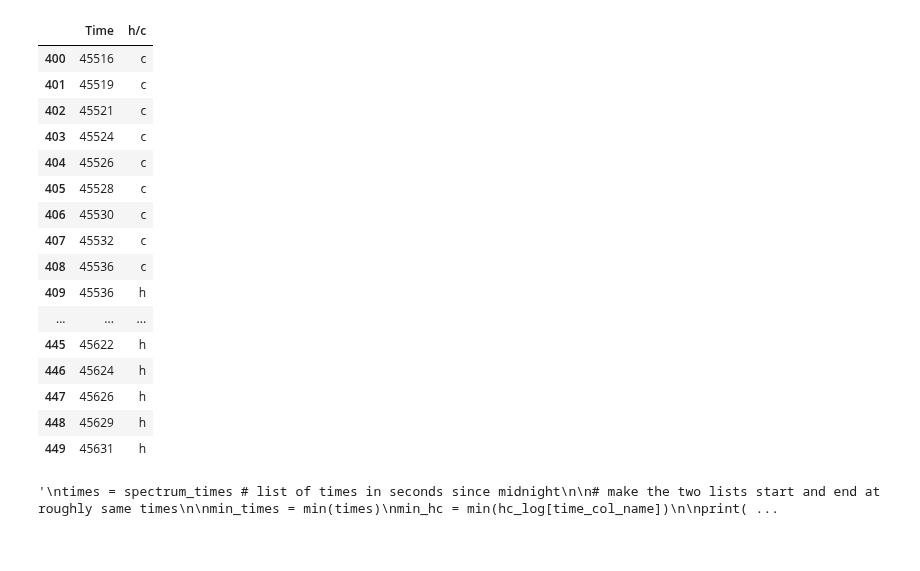
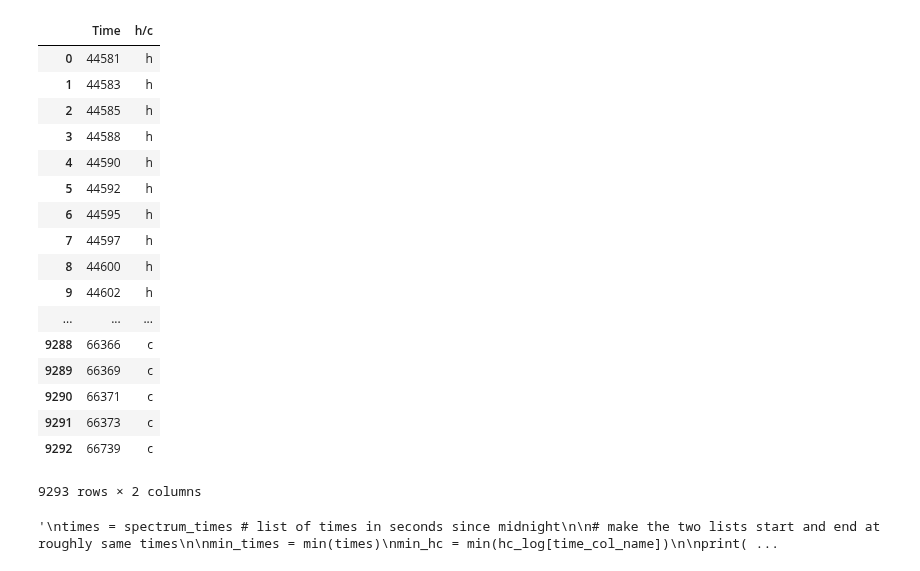
Before and after one commit to micolbedarida/MSci_Project, a Jupyter notebook: matching_time_and_temps.ipynb, the cells around one changed output. Drawn from its saved outputs; the diff is of its cells as text; code cells hidden in the pictures.

```diff
--- a/matching_time_and_temps.ipynb
+++ b/matching_time_and_temps.ipynb
@@ -68,9 +68,8 @@ time_col_name = 'Time'
 log_file = open(os.path.join('/Users/micol/Documents/Imperial/Year4/Master_Project/bruker_logs', 'EventLog_20180927112225.log')).readlines()
 
 log_file_list = []
-for i in log_file:
+for i in log_file[9:-3]:
     log_file_list.append(i.split(' '))
-del log_file_list[0:9]
 for i in log_file_list:
     i.pop(5)
     i.pop(4)
@@ -93,27 +92,28 @@ for i in log_file_list:
 # %%
 hc_log = pd.DataFrame(
     {time_col_name: log_times,
      'h/c': log_h_c,
     })
-hc_log[400:450]
+hc_log
 # %% [output]
 |  | Time | h/c |
-| 400 | 45516 | c |
-| 401 | 45519 | c |
-| 402 | 45521 | c |
-| 403 | 45524 | c |
-| 404 | 45526 | c |
-| 405 | 45528 | c |
-| 406 | 45530 | c |
-| 407 | 45532 | c |
-| 408 | 45536 | c |
-| 409 | 45536 | h |
+| 0 | 44581 | h |
+| 1 | 44583 | h |
+| 2 | 44585 | h |
+| 3 | 44588 | h |
+| 4 | 44590 | h |
+| 5 | 44592 | h |
+| 6 | 44595 | h |
+| 7 | 44597 | h |
+| 8 | 44600 | h |
+| 9 | 44602 | h |
 | ... | ... | ... |
-| 445 | 45622 | h |
-| 446 | 45624 | h |
-| 447 | 45626 | h |
-| 448 | 45629 | h |
-| 449 | 45631 | h |
+| 9288 | 66366 | c |
+| 9289 | 66369 | c |
+| 9290 | 66371 | c |
+| 9291 | 66373 | c |
+| 9292 | 66739 | c |
+9293 rows × 2 columns
 # %%
 '''
 times = spectrum_times # list of times in seconds since midnight
```
Also changed, not shown: parts of 13 cells of this notebook.
